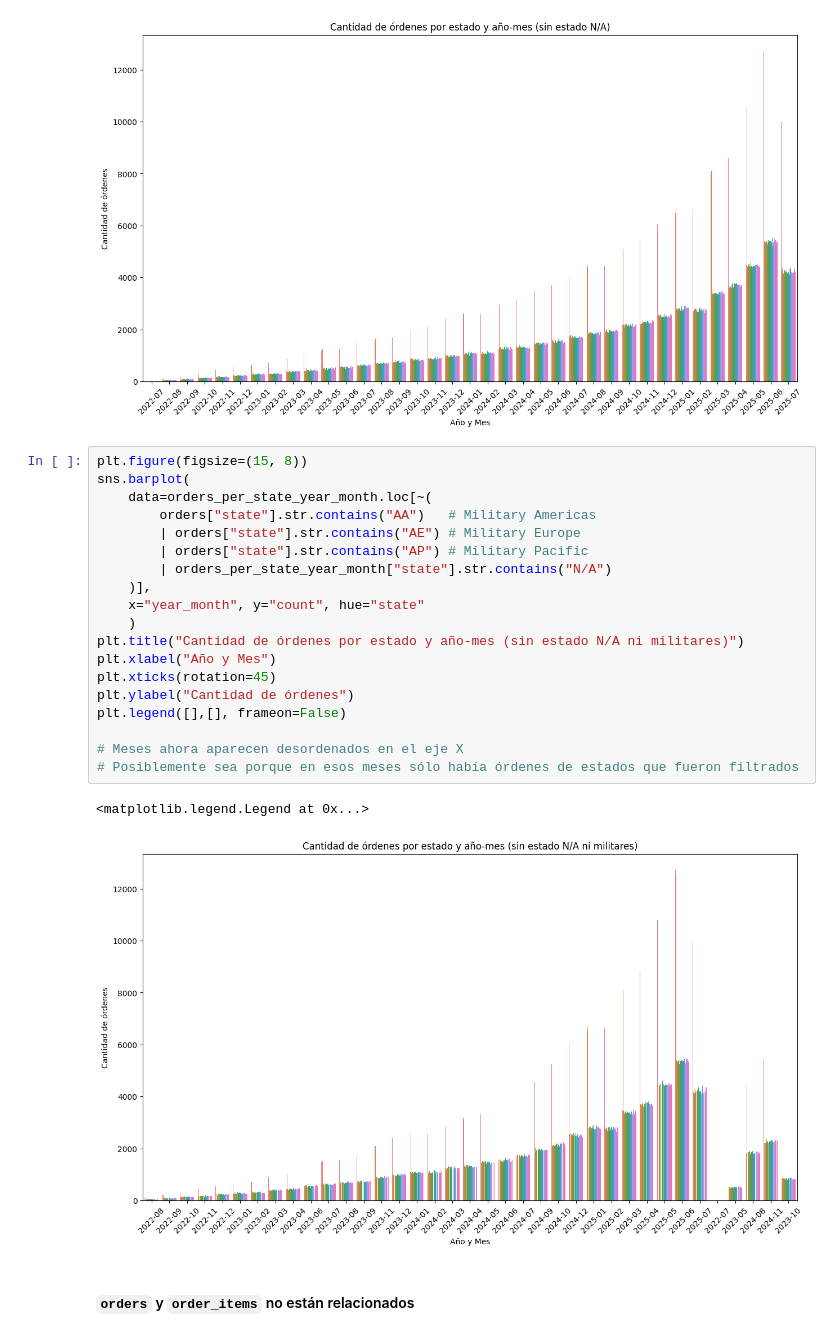
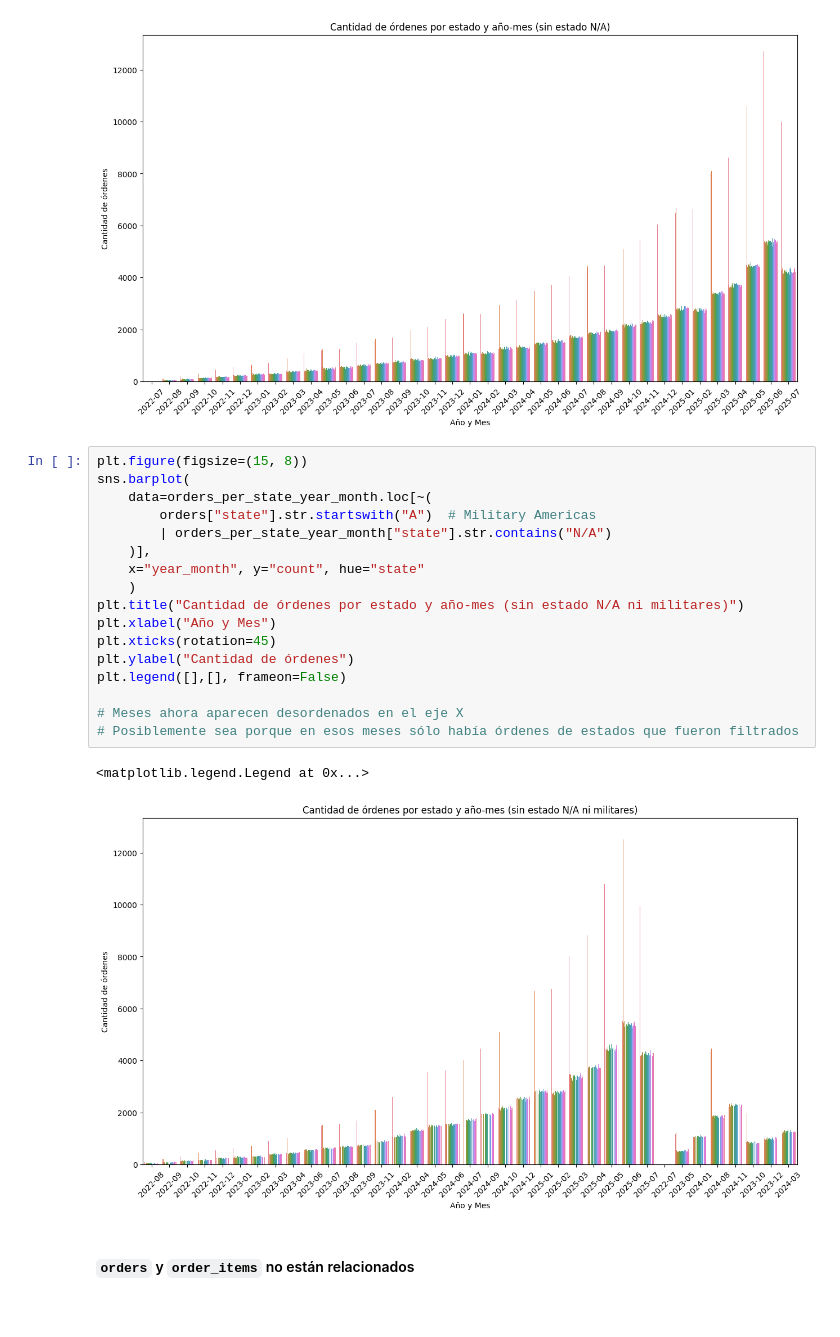
Before and after one commit to patricioibar/datos-tp1, a Jupyter notebook: orders.ipynb, the cells around one changed output. Cells and saved outputs as stored; diff of their text form.

```diff
--- a/orders.ipynb
+++ b/orders.ipynb
@@ -112,25 +112,23 @@ plt.legend([],[], frameon=False)
 # %%
 plt.figure(figsize=(15, 8))
 sns.barplot(
     data=orders_per_state_year_month.loc[~(
-        orders["state"].str.contains("AA")   # Military Americas
-        | orders["state"].str.contains("AE") # Military Europe
-        | orders["state"].str.contains("AP") # Military Pacific
+        orders["state"].str.startswith("A")  # Military Americas
         | orders_per_state_year_month["state"].str.contains("N/A")
     )],
     x="year_month", y="count", hue="state"
     )
 plt.title("Cantidad de órdenes por estado y año-mes (sin estado N/A ni militares)")
 plt.xlabel("Año y Mes")
 plt.xticks(rotation=45)
 plt.ylabel("Cantidad de órdenes")
 plt.legend([],[], frameon=False)
 
 # Meses ahora aparecen desordenados en el eje X
 # Posiblemente sea porque en esos meses sólo había órdenes de estados que fueron filtrados
 # %% [output]
 <matplotlib.legend.Legend at 0x...>
-[figure, old version]
+[figure, new version]
 # %% [markdown]
 #### `orders` y `order_items` no están relacionados
 # %%
```
Also changed, not shown: 7 other files.
